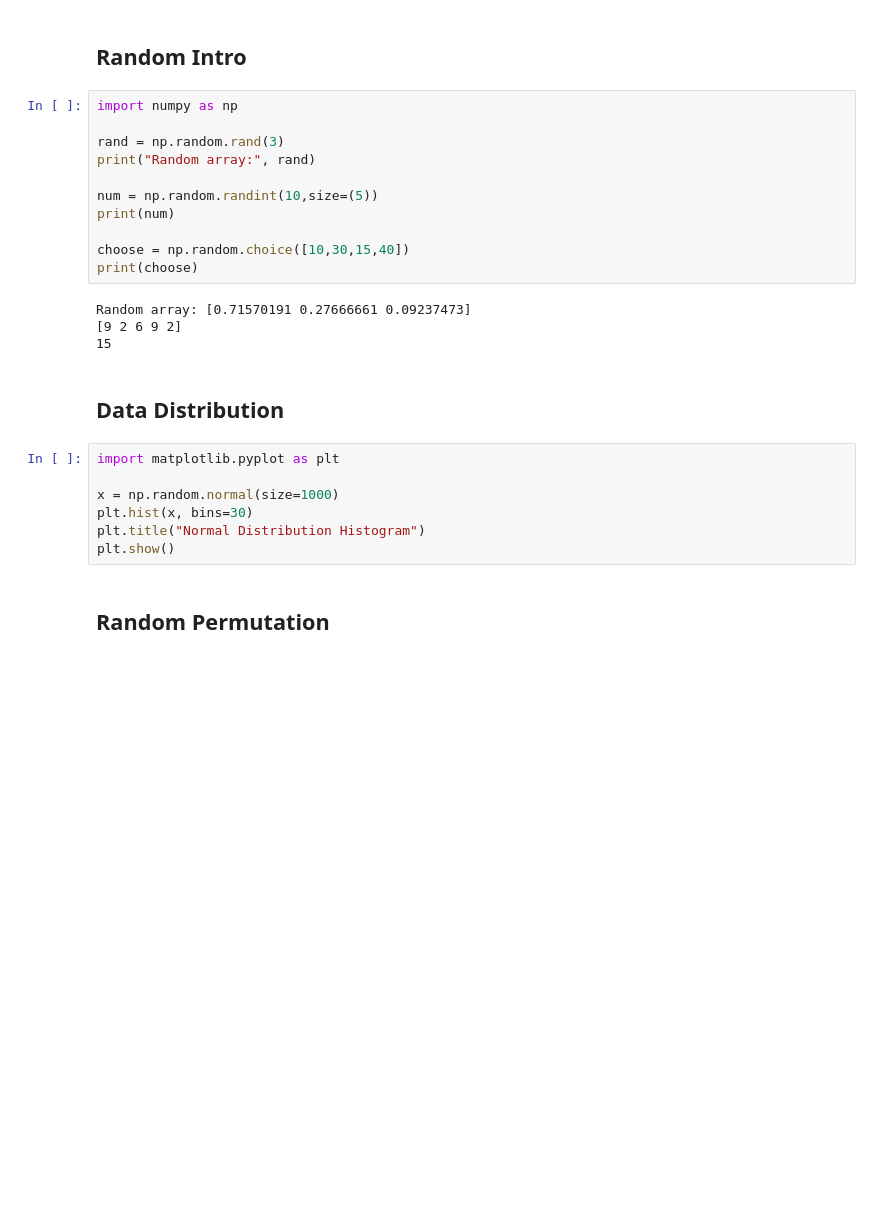
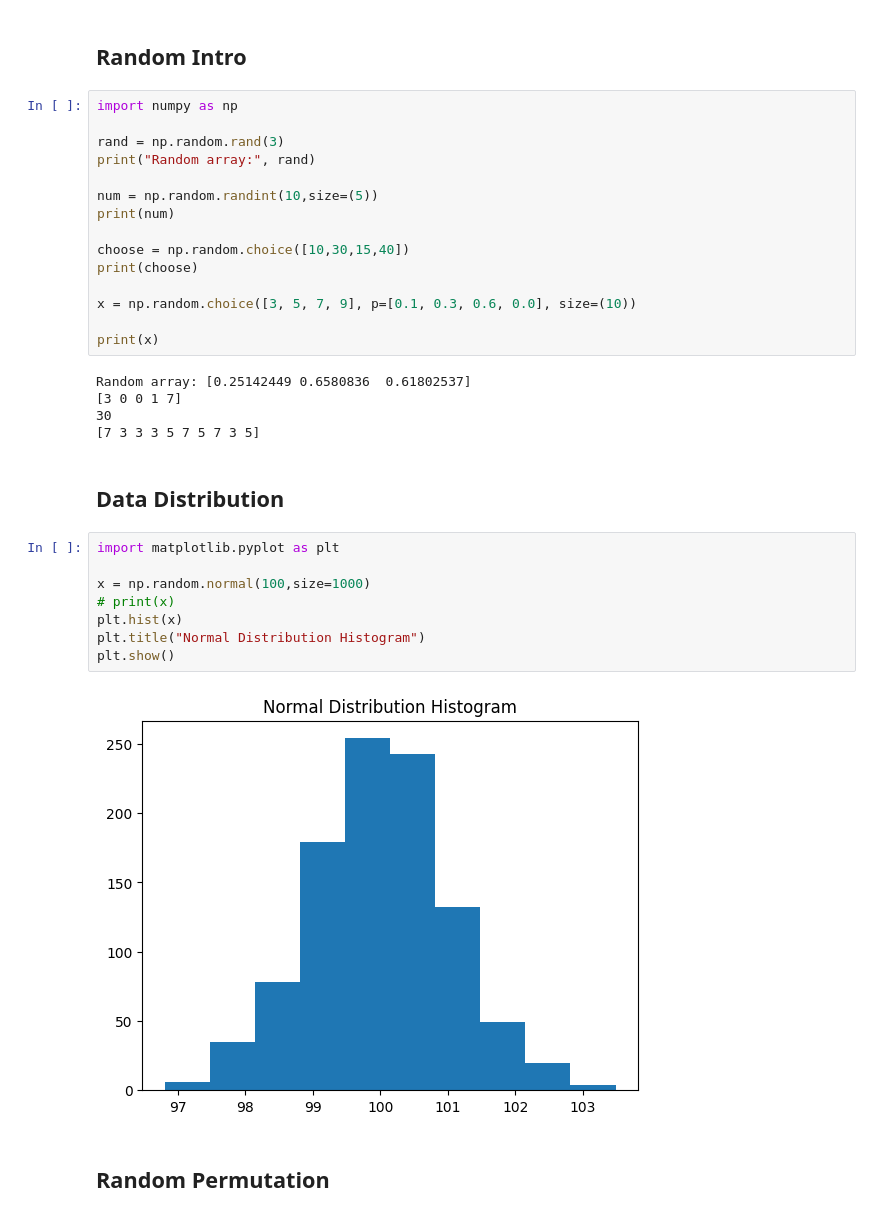
Before and after one commit to hossainsiam133/Machine-Learning, a Jupyter notebook: NumPy/02_NumPy_Random.ipynb, the cells around one changed output. Drawn from its saved outputs; the diff is of its cells as text; blank space fills up the shorter version.

```diff
--- a/NumPy/02_NumPy_Random.ipynb
+++ b/NumPy/02_NumPy_Random.ipynb
@@ -15,19 +15,27 @@ print(num)
 
 choose = np.random.choice([10,30,15,40])
 print(choose)
+
+x = np.random.choice([3, 5, 7, 9], p=[0.1, 0.3, 0.6, 0.0], size=(10))
+
+print(x)
 # %% [output]
-Random array: [0.71570191 0.27666661 0.09237473]
-[9 2 6 9 2]
-15
+Random array: [0.25142449 0.6580836  0.61802537]
+[3 0 0 1 7]
+30
+[7 3 3 3 5 7 5 7 3 5]
 # %% [markdown]
 ## Data Distribution
 # %%
 import matplotlib.pyplot as plt
 
-x = np.random.normal(size=1000)
-plt.hist(x, bins=30)
+x = np.random.normal(100,size=1000)
+# print(x)
+plt.hist(x)
 plt.title("Normal Distribution Histogram")
 plt.show()
+# %% [output]
+[figure, added]
 # %% [markdown]
 ## Random Permutation
 # %%
```
Also changed, not shown: parts of 4 cells of this notebook.
